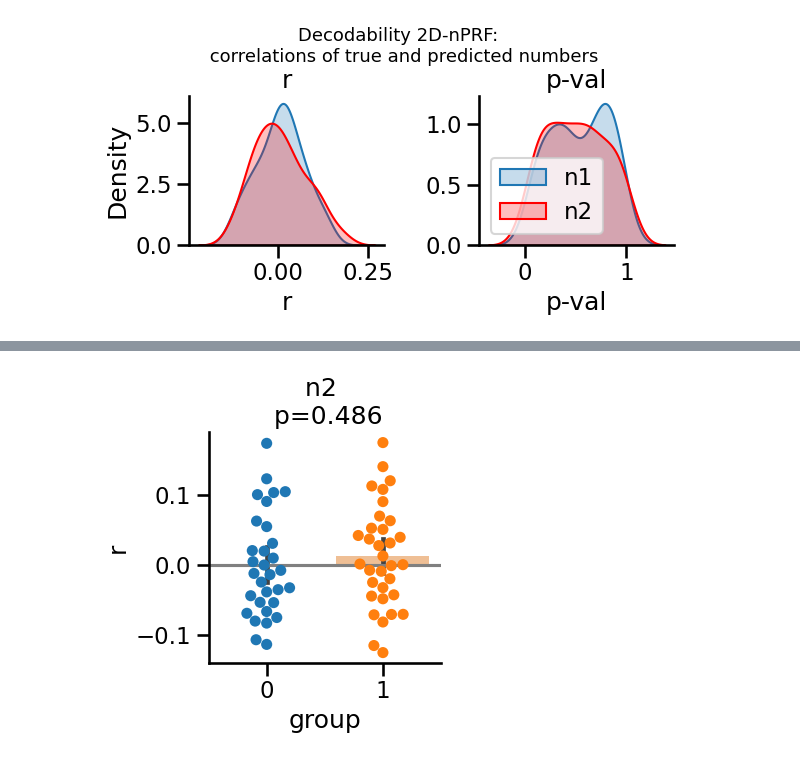
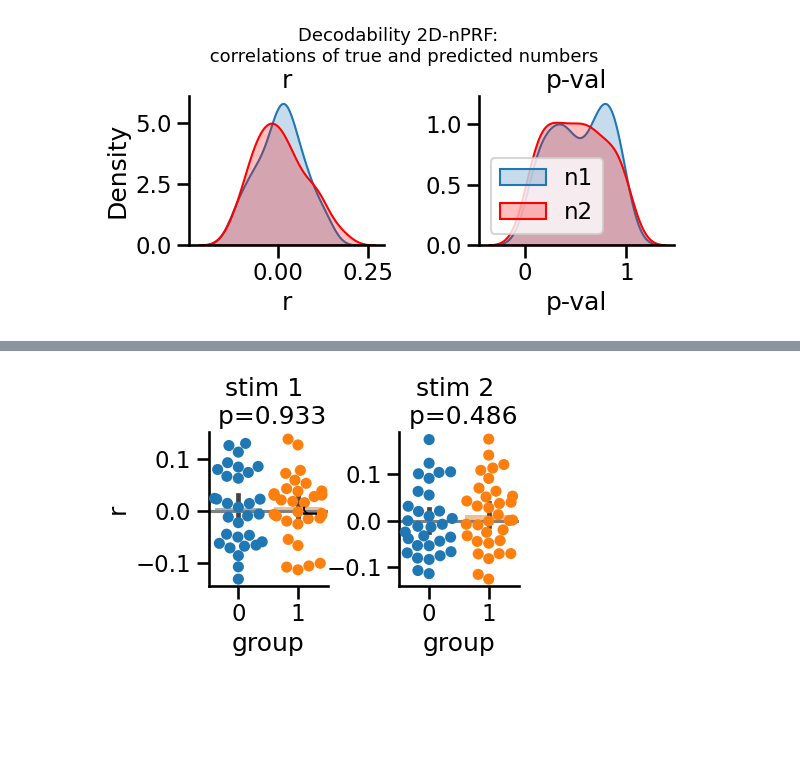
Before and after one commit to mrenke/numrisk, a Jupyter notebook: numrisk/neural_general/decodingNPRF-2D_defaultAna.ipynb, the cells around one changed output, grey strips where cells are left out. Saved outputs shown, nothing was run; the diff lists cells and outputs as text; code cells hidden in the pictures; blank space fills up the shorter version.

```diff
--- a/numrisk/neural_general/decodingNPRF-2D_defaultAna.ipynb
+++ b/numrisk/neural_general/decodingNPRF-2D_defaultAna.ipynb
@@ -85,3 +102,8 @@ plt.subplots_adjust()
 plt.show()
 # %% [output]
 [figure]
+# %%
+Rs = pd.DataFrame({'r_stim1': r_n1['r'], 'r_stim2':r_n2['r']}).droplevel(level=2)
+Rs = pd.DataFrame(Rs.stack(),columns=['r']).rename_axis(['subject', 'group', 'stim_order'])
+
+Rs
@@ -88,17 +130,16 @@ plt.show()
 # %%
-n = 'n2'
-temp = r_n2#.groupby(['subject','group']).mean()
-sns.set_context('talk')
+y_var = 'r'
 
-y_var = 'r'
-an = pg.anova(data=temp.reset_index(), dv=y_var, between='group')
-p_val = np.round(an['p-unc'][0],3)
-
-fig, ax = plt.subplots(figsize=(3,3))
-sns.barplot(ax=ax,data=temp.reset_index(), x='group', y=y_var,  hue='group', alpha=0.5,legend=False)
-sns.swarmplot(ax=ax, data=temp.reset_index(), x='group', y=y_var,  hue='group',size=8,legend=False)
-ax.set(title=f'{n} \n p={p_val}') # ylim=(0.5,1),
-plt.axhline(0,color='grey')
-sns.despine()
+fig, axs = plt.subplots(1,2, figsize=(4,2))
+for i,stim_n in enumerate([1,2]):
+    tmp = Rs.xs(f'r_stim{stim_n}', level='stim_order')
+    an = pg.anova(data=tmp.reset_index(), dv=y_var, between='group')
+    p_val = np.round(an['p-unc'][0],3)
+    sns.barplot(ax=axs[i],data=tmp.reset_index(), x='group', y=y_var,  hue='group', alpha=0.5,legend=False)
+    sns.swarmplot(ax=axs[i], data=tmp.reset_index(), x='group', y=y_var,  hue='group',size=8,legend=False)
+    axs[i].set(title=f'stim {stim_n} \n p={p_val}') # ylim=(0.5,1),
+    axs[i].axhline(0,color='grey')
+    sns.despine()
+fig.subplots_adjust(wspace=0.6)
 # %% [output]
-[figure, old version]
+[figure, new version]
```
Also changed, not shown: parts of 5 cells of this notebook, 1 other file.
